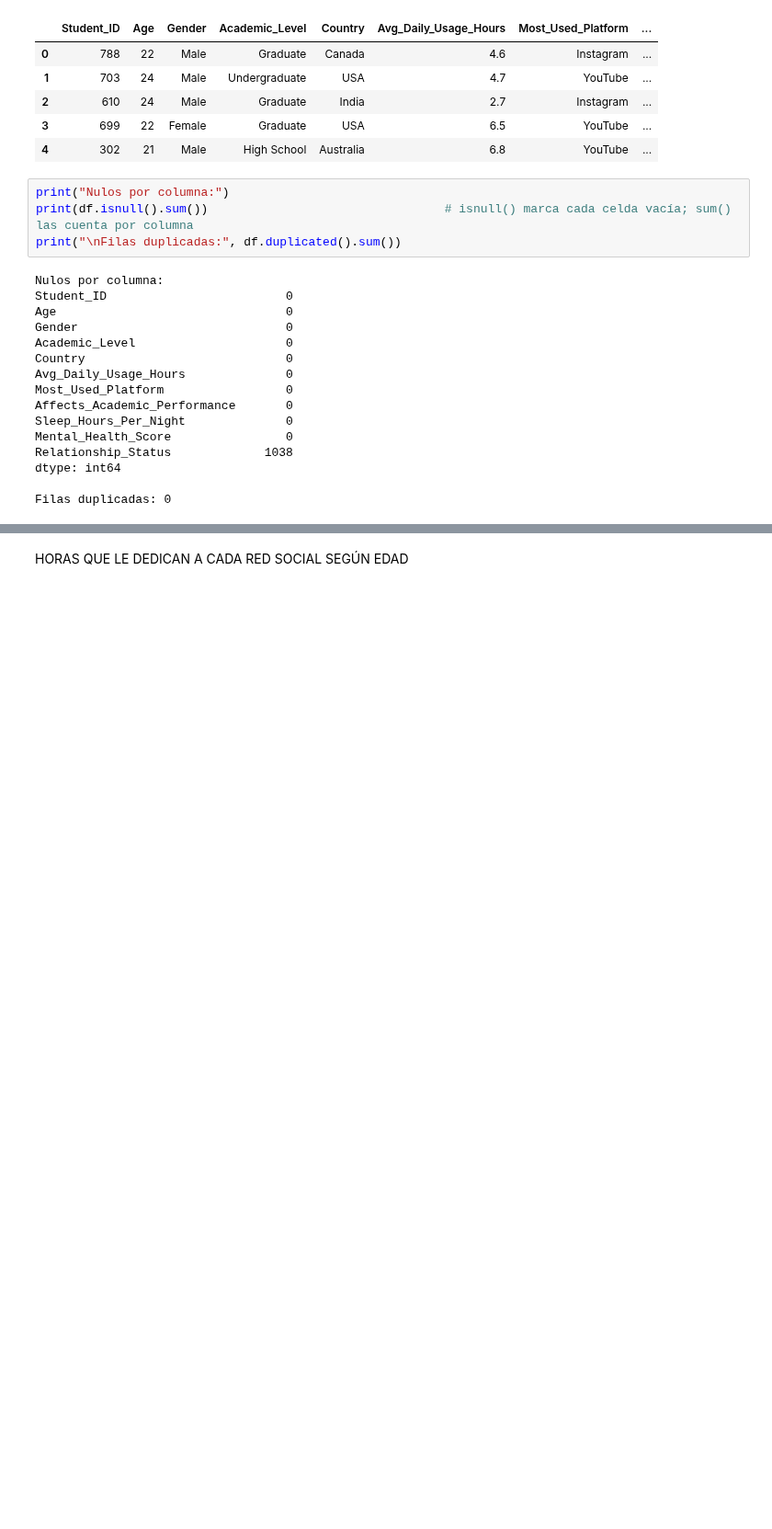
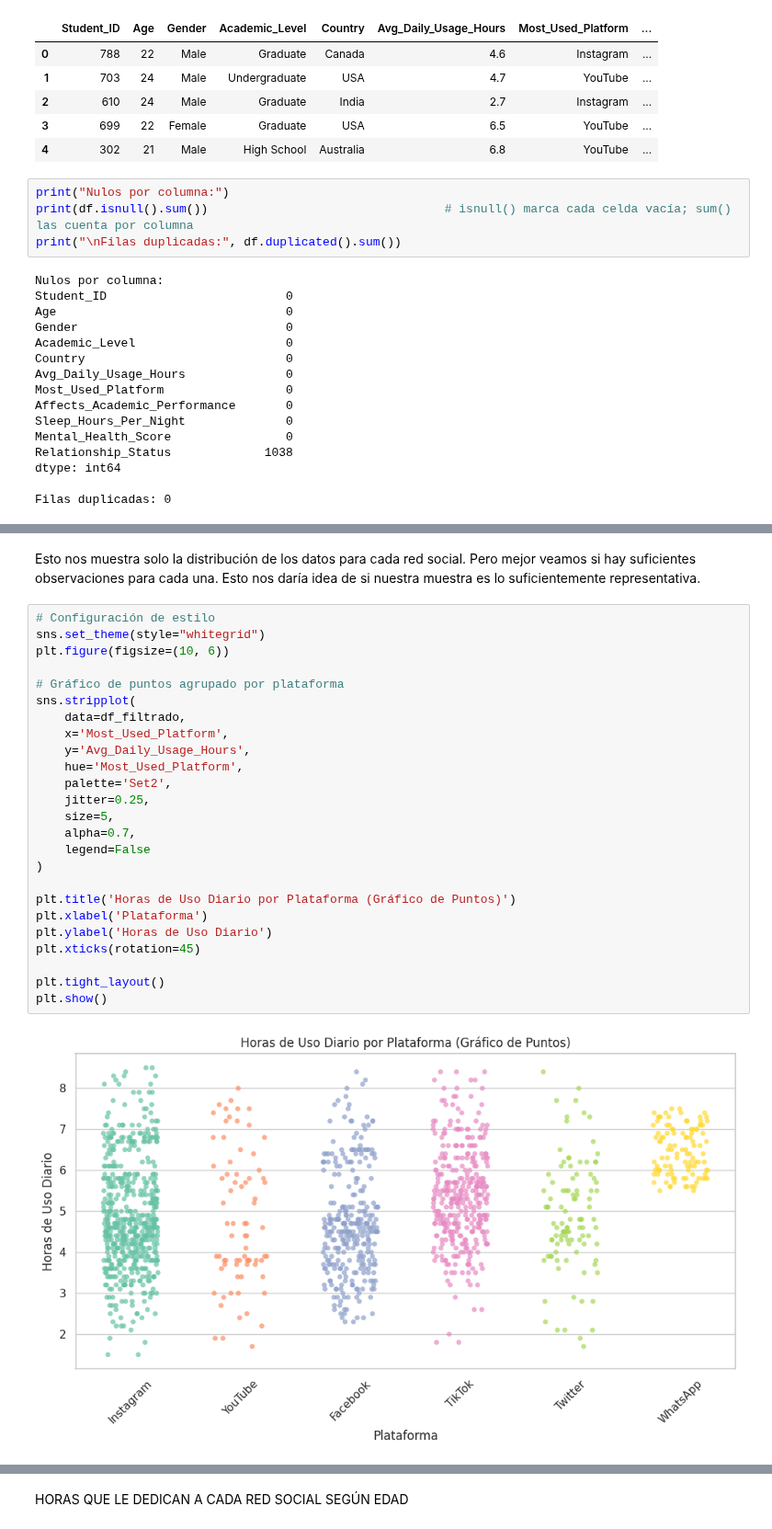
Before and after one commit to Chaile-Mendez/tp-analisis-labo, a Jupyter notebook: TP_GRUPAL.ipynb, the cells around one changed output, grey strips where cells are left out. Shown at 92% size. Cells and saved outputs as stored; diff of their text form; blank space fills up the shorter version.

```diff
--- a/TP_GRUPAL.ipynb
+++ b/TP_GRUPAL.ipynb
@@ -419,0 +343,29 @@ display(cuadro_por_edad_formateado)
+# %% [markdown]
+Esto nos muestra solo la distribución de los datos para cada red social. Pero mejor veamos si hay suficientes observaciones para cada una. Esto nos daría idea de si nuestra muestra es lo suficientemente representativa.
+# %%
+# Configuración de estilo
+sns.set_theme(style="whitegrid")
+plt.figure(figsize=(10, 6))
+
+# Gráfico de puntos agrupado por plataforma
+sns.stripplot(
+    data=df_filtrado,
+    x='Most_Used_Platform',
+    y='Avg_Daily_Usage_Hours',
+    hue='Most_Used_Platform',
+    palette='Set2',
+    jitter=0.25,
+    size=5,
+    alpha=0.7,
+    legend=False
+)
+
+plt.title('Horas de Uso Diario por Plataforma (Gráfico de Puntos)')
+plt.xlabel('Plataforma')
+plt.ylabel('Horas de Uso Diario')
+plt.xticks(rotation=45)
+
+plt.tight_layout()
+plt.show()
+# %% [output]
+[figure, added]
```
Also changed, not shown: parts of 47 cells of this notebook.
